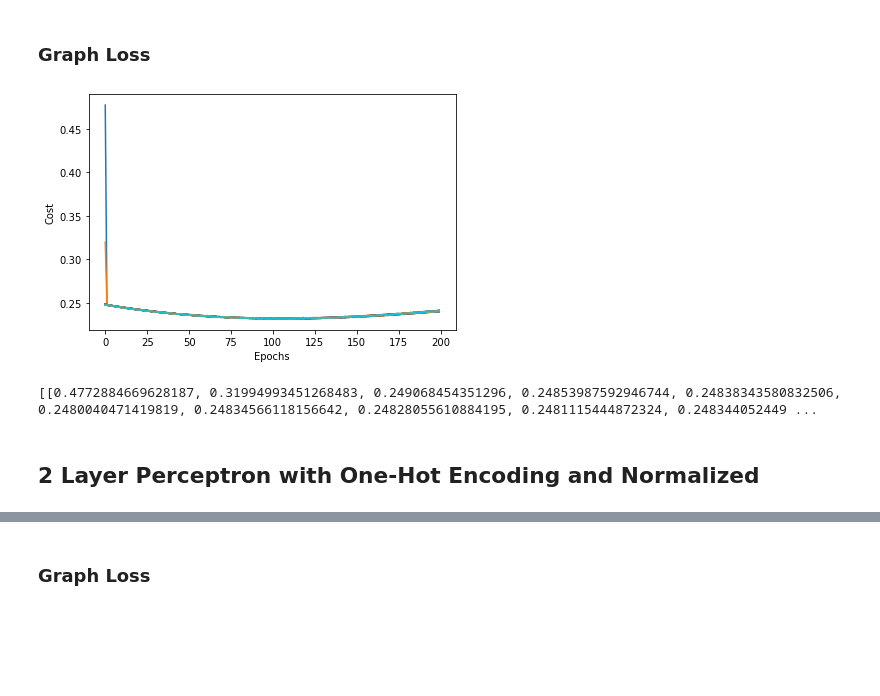
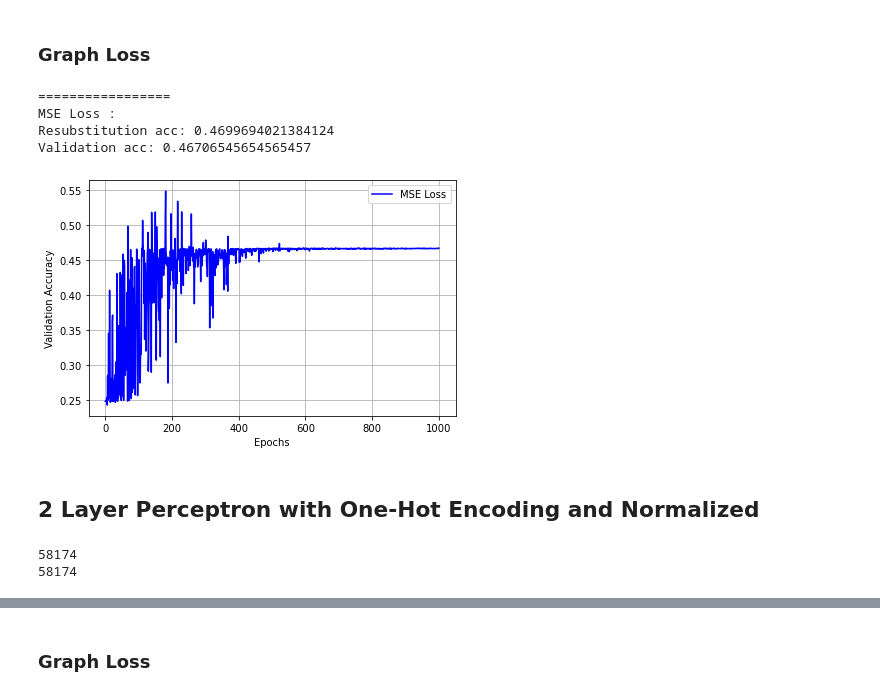
Before and after one commit to stevenjohnlarsen/poverty-data-lab-nn, a Jupyter notebook: Steven.ipynb, the cells around one changed output, grey strips where cells are left out. Saved outputs shown, nothing was run; the diff lists cells and outputs as text; code cells hidden in the pictures; blank space fills up the shorter version.

```diff
--- a/Steven.ipynb
+++ b/Steven.ipynb
@@ -384,8 +363,8 @@ from sklearn.model_selection import train_test_split
 from sklearn.metrics import accuracy_score
 
 params = { 'n_hidden':30,
-         'C':0.1, 'epochs':500, 'eta':0.1,
-         'alpha':0.01, 'decrease_const':1e-5, 'minibatches':15,
+         'C':0.1, 'epochs':1000, 'eta':0.001,
+         'alpha':0.01, 'decrease_const':1e-5, 'minibatches':100,
          'shuffle':True,'random_state':1}
 
 
@@ -495,14 +486,21 @@ print(min(y_train),max(y_train))
 0 3
 # %% [markdown]
 ### Graph Loss
-# %%
-plt.plot(range(len(nn.cost_)), nn.cost_)
-plt.ylabel('Cost')
-plt.xlabel('Epochs')
-plt.tight_layout()
-plt.show()
-# %% [output]
-[figure, removed]
-[[0.4772884669628187, 0.31994993451268483, 0.249068454351296, 0.24853987592946744, 0.24838343580832506, 0.2480040471419819, 0.24834566118156642, 0.24828055610884195, 0.2481115444872324, 0.248344052449 ...
+# %%
+print_result(nn,X_train,y_train,X_test,y_test,title="MSE Loss",color="blue")
+
+plt.show()
+# %% [output]
+=================
+MSE Loss :
+Resubstitution acc: 0.4699694021384124
+Validation acc: 0.46706545654565457
+[figure, added]
 # %% [markdown]
 ## 2 Layer Perceptron with One-Hot Encoding and Normalized
+# %%
+print(len(X_train_df))
+print(len(pd.get_dummies(X_train_df['County'], prefix='County')))
+# %% [output]
+58174
+58174
```
Also changed, not shown: parts of 20 cells of this notebook.
